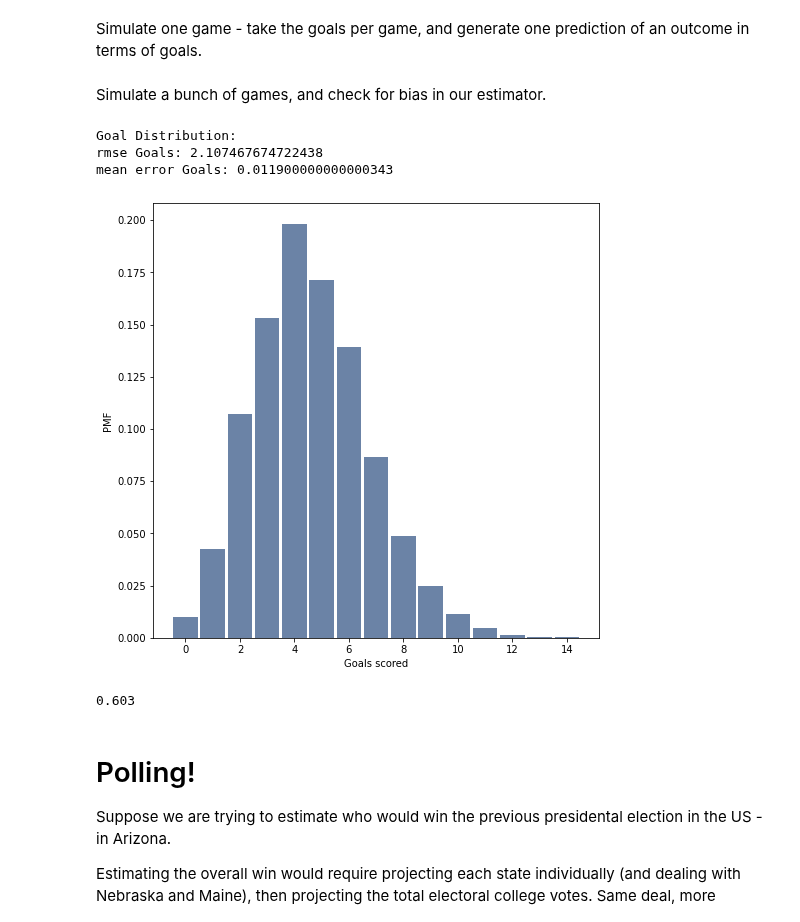
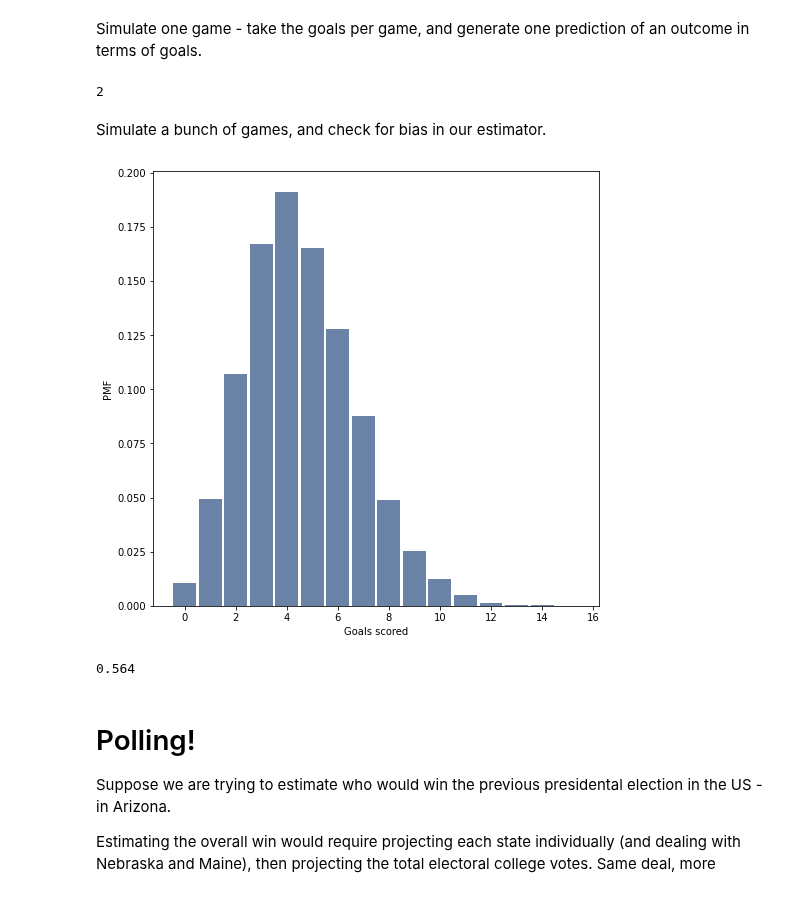
Before and after one commit to allyryry/BasicClassExamples, a Jupyter notebook: 014_Estimation_Applications.ipynb, the cells around one changed output. Cells and saved outputs as stored; diff of their text form; code cells hidden in the pictures.

```diff
--- a/014_Estimation_Applications.ipynb
+++ b/014_Estimation_Applications.ipynb
@@ -181,3 +226,5 @@ hock.head()
 5 rows × 32 columns
 # %%
 #Rename column for teams - You'll need to check and correct this or you'll get a junk default value for the column name!!
+hock = hock.rename(columns={'Unnamed: 1':"Team"})
+hock.describe()
@@ -192,6 +251,12 @@ Index(['Rk', 'Team', 'AvAge', 'GP', 'W', 'L', 'OL', 'PTS', 'PTS%', 'GF', 'GA',
 # %%
 #Get Goals per game for the teams playing.
 #I want Oilers v Flames, but you can really use whatever.
+Oil = hock[hock["Team"]=="Edmonton Oilers"]
+gfOil = Oil["GF/G"]
+print("Oilers Goals per Game:", gfOil)
+Fla = hock[hock["Team"]=="Calgary Flames"]
+gfFla = Fla["GF/G"]
+print("Falmes Goals per Game:", gfFla)
 # %% [output]
 Oilers Goals per Game: 2    4.6
 Name: GF/G, dtype: float64
@@ -202,9 +267,14 @@ Simulate one game - take the goals per game, and generate one prediction of an o
 # %%
 #Uncomment and fill in the function below to simulate the
 #goals scored in one game, given the rate of goals in the paramater.
-#def SimGame(lam):
-
-#    return
+def SimGame(lam):
+    dist = ss.poisson(lam)
+    score = dist.rvs(1)
+    return score[0]
+# %%
+SimGame(gfFla)
+# %% [output]
+2
 # %% [markdown]
 Simulate a bunch of games, and check for bias in our estimator.
 # %%
@@ -212,13 +282,20 @@ Simulate a bunch of games, and check for bias in our estimator.
 # Either return the data to plot a histogram, or plot one here
 #If you're keen - determine if it looks like a biased or unbaised estimator.
 #def estimateGame(lam=2., m=1000):
+def estimateGame(lam=2., m=1000):
+    estimates = []
+    for i in range(m):
+        L = SimGame(lam)
+        estimates.append(L)
+
+    pmf = thinkstats2.Pmf(estimates)
+    thinkplot.Hist(pmf)
+    thinkplot.Config(xlabel='Goals scored', ylabel='PMF')
 # %%
 #Run some trials and see how many goals we can expect from the oilers
 # e.g. estimateGame(lam=3, m=1000) #Run a thousand trials of estimatig the score
+estimateGame(gfOil, 10000)
 # %% [output]
-Goal Distribution:
-rmse Goals: 2.107467674722438
-mean error Goals: 0.011900000000000343
-[figure, old version]
+[figure, new version]
 # %%
 #Estimate a bunch of games, count how many one team wins vs the other.
@@ -225,7 +309,8 @@ mean error Goals: 0.011900000000000343
 # %%
 #Run 10000 simulations of Oilers v Flames, count winners!
+np.mean(estimateMatch(gfOil,gfFla,1000))
 # %% [output]
-0.603
+0.564
 # %% [markdown]
 <h1>Polling!</h1>
 
```
Also changed, not shown: parts of 14 cells of this notebook, 1 other file.
